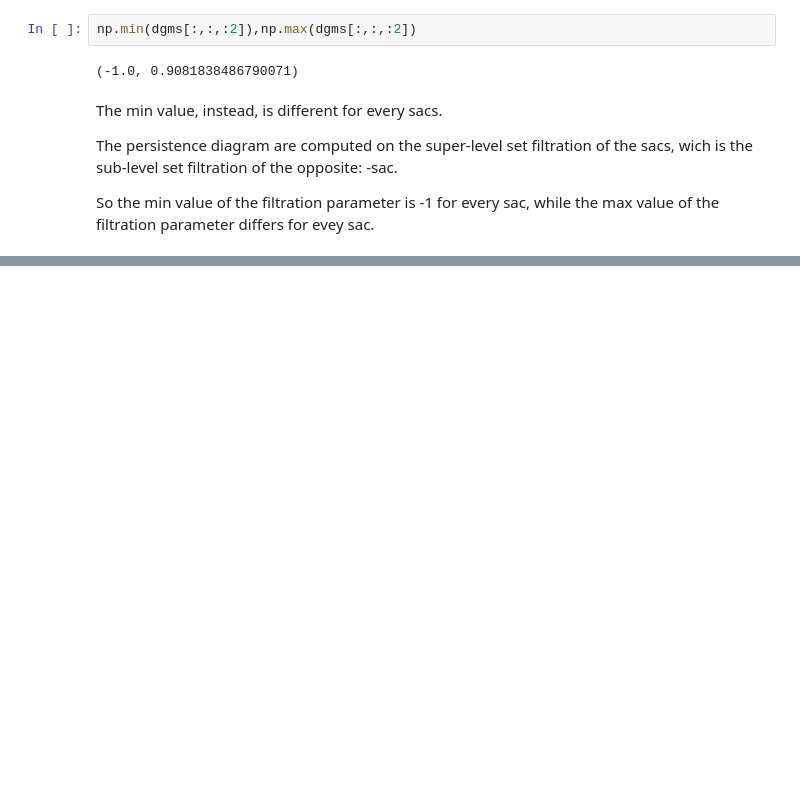
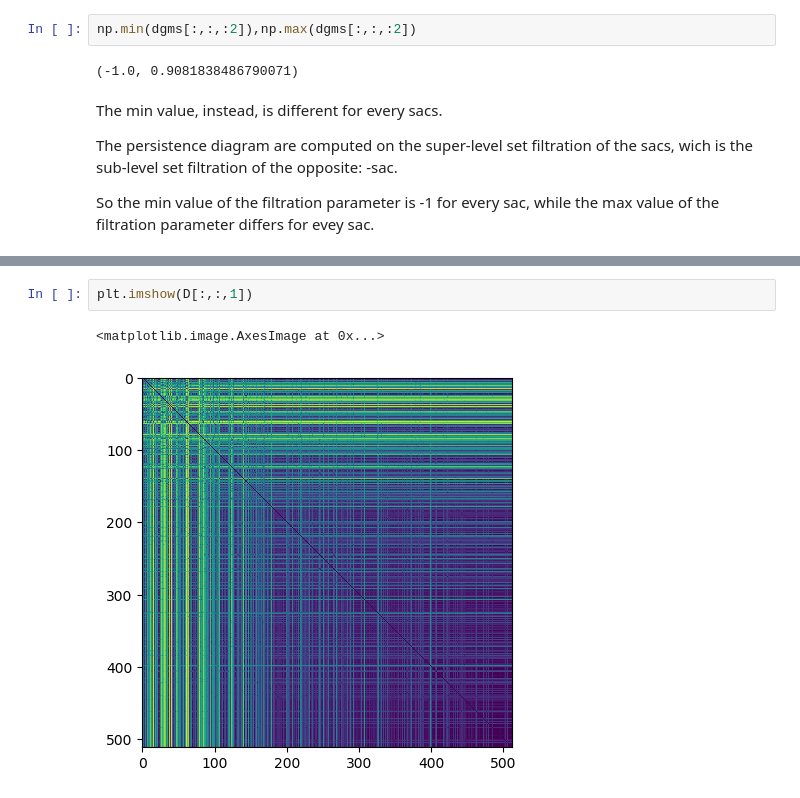
Before and after one commit to simonepoetto/Grid-Cells, a Jupyter notebook: gridness/gridness_analisys_pipeline.ipynb, the cells around one changed output, grey strips where cells are left out. Drawn from its saved outputs; the diff is of its cells as text; blank space fills up the shorter version.

```diff
--- a/gridness/gridness_analisys_pipeline.ipynb
+++ b/gridness/gridness_analisys_pipeline.ipynb
@@ -58,0 +169,5 @@ So the min value of the filtration parameter is -1 for every sac, while the max
+# %%
+plt.imshow(D[:,:,1])
+# %% [output]
+<matplotlib.image.AxesImage at 0x...>
+[figure, added]
```
Also changed, not shown: parts of 43 cells of this notebook, 11 other files.
